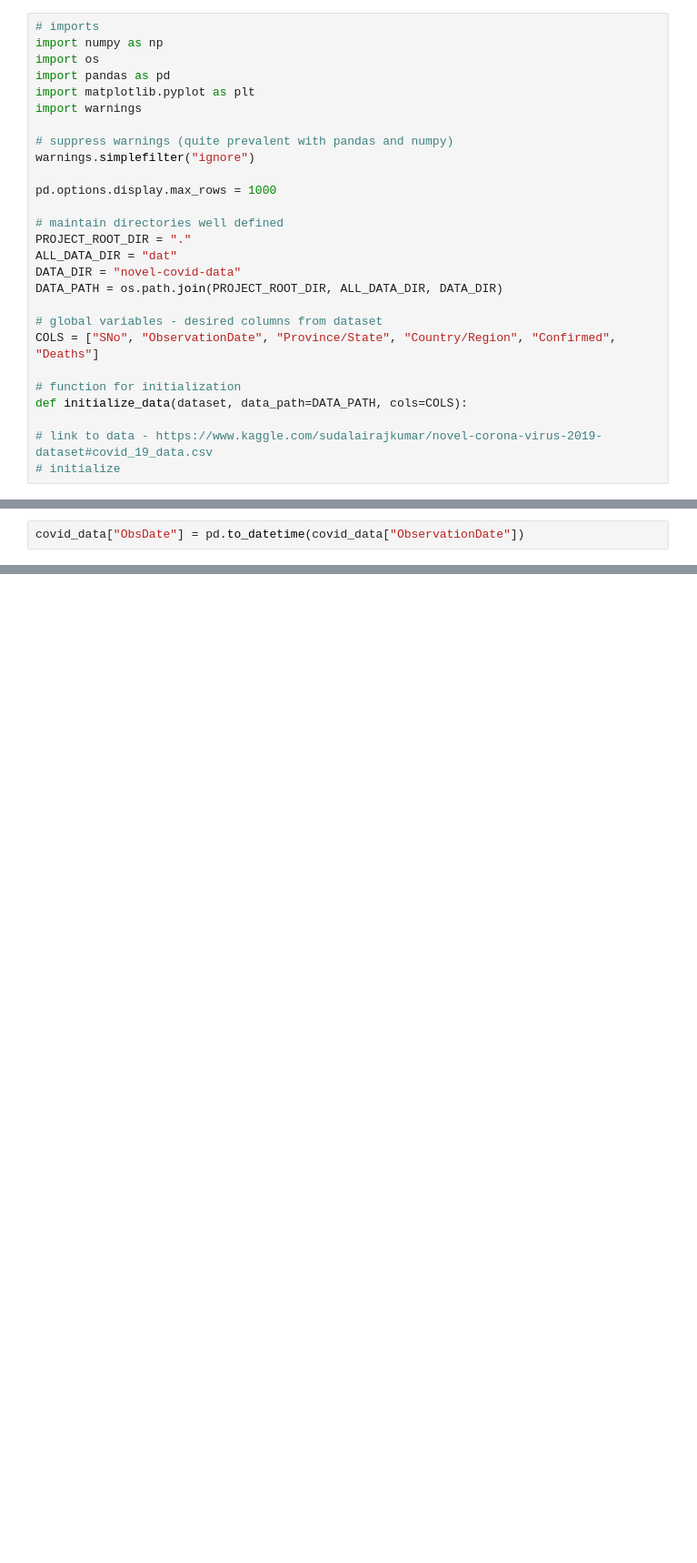
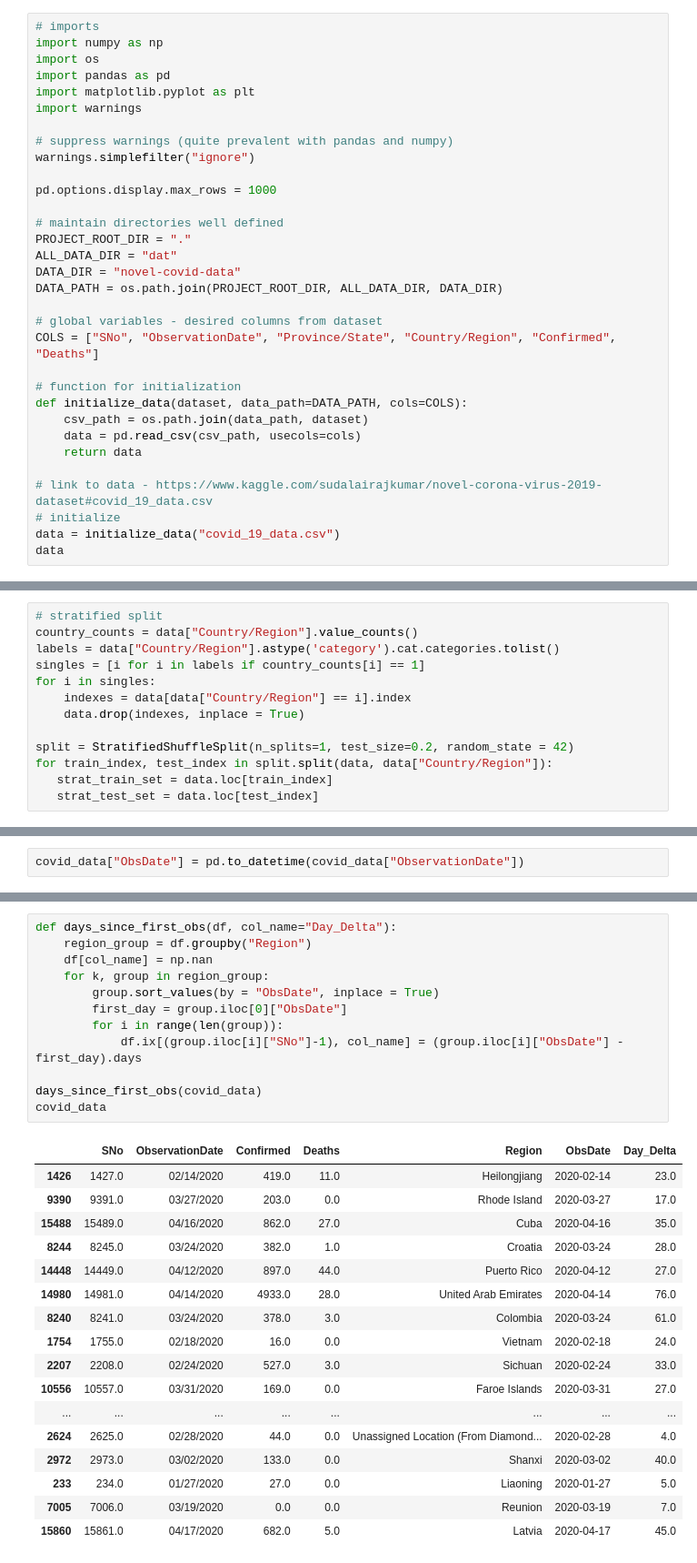
Before and after one commit to lucawrabetz/sci_kit_workshop, a Jupyter notebook: sklearn_workshop_blank.ipynb, the cells around one changed output, grey strips where cells are left out. Shown at 91% size. Saved outputs shown, nothing was run; the diff lists cells and outputs as text; blank space fills up the shorter version.

```diff
--- a/sklearn_workshop_blank.ipynb
+++ b/sklearn_workshop_blank.ipynb
@@ -22,6 +22,11 @@ COLS = ["SNo", "ObservationDate", "Province/State", "Country/Region", "Confirmed
 
 # function for initialization
 def initialize_data(dataset, data_path=DATA_PATH, cols=COLS):
+    csv_path = os.path.join(data_path, dataset)
+    data = pd.read_csv(csv_path, usecols=cols)
+    return data
 
 # link to data - https://www.kaggle.com/sudalairajkumar/novel-corona-virus-2019-dataset#covid_19_data.csv
 # initialize
+data = initialize_data("covid_19_data.csv")
+data
@@ -38,3 +81,16 @@ from sklearn.model_selection import StratifiedShuffleSplit
+# %%
+# stratified split
+country_counts = data["Country/Region"].value_counts()
+labels = data["Country/Region"].astype('category').cat.categories.tolist()
+singles = [i for i in labels if country_counts[i] == 1]
+for i in singles:
+    indexes = data[data["Country/Region"] == i].index
+    data.drop(indexes, inplace = True)
+
+split = StratifiedShuffleSplit(n_splits=1, test_size=0.2, random_state = 42)
+for train_index, test_index in split.split(data, data["Country/Region"]):
+   strat_train_set = data.loc[train_index]
+   strat_test_set = data.loc[test_index]
 # %%
 # check sampling ratios for US as comparison
 # stratified
@@ -72,0 +160,30 @@ def days_since_first_obs(df, col_name="Day_Delta"):
+# %%
+def days_since_first_obs(df, col_name="Day_Delta"):
+    region_group = df.groupby("Region")
+    df[col_name] = np.nan
+    for k, group in region_group:
+        group.sort_values(by = "ObsDate", inplace = True)
+        first_day = group.iloc[0]["ObsDate"]
+        for i in range(len(group)):
+            df.ix[(group.iloc[i]["SNo"]-1), col_name] = (group.iloc[i]["ObsDate"] - first_day).days
+
+days_since_first_obs(covid_data)
+covid_data
+# %% [output]
+|  | SNo | ObservationDate | Confirmed | Deaths | Region | ObsDate | Day_Delta |
+| 1426 | 1427.0 | 02/14/2020 | 419.0 | 11.0 | Heilongjiang | 2020-02-14 | 23.0 |
+| 9390 | 9391.0 | 03/27/2020 | 203.0 | 0.0 | Rhode Island | 2020-03-27 | 17.0 |
+| 15488 | 15489.0 | 04/16/2020 | 862.0 | 27.0 | Cuba | 2020-04-16 | 35.0 |
+| 8244 | 8245.0 | 03/24/2020 | 382.0 | 1.0 | Croatia | 2020-03-24 | 28.0 |
+| 14448 | 14449.0 | 04/12/2020 | 897.0 | 44.0 | Puerto Rico | 2020-04-12 | 27.0 |
+| 14980 | 14981.0 | 04/14/2020 | 4933.0 | 28.0 | United Arab Emirates | 2020-04-14 | 76.0 |
+| 8240 | 8241.0 | 03/24/2020 | 378.0 | 3.0 | Colombia | 2020-03-24 | 61.0 |
+| 1754 | 1755.0 | 02/18/2020 | 16.0 | 0.0 | Vietnam | 2020-02-18 | 24.0 |
+| 2207 | 2208.0 | 02/24/2020 | 527.0 | 3.0 | Sichuan | 2020-02-24 | 33.0 |
+| 10556 | 10557.0 | 03/31/2020 | 169.0 | 0.0 | Faroe Islands | 2020-03-31 | 27.0 |
+| ... | ... | ... | ... | ... | ... | ... | ... |
+| 2624 | 2625.0 | 02/28/2020 | 44.0 | 0.0 | Unassigned Location (From Diamond... | 2020-02-28 | 4.0 |
+| 2972 | 2973.0 | 03/02/2020 | 133.0 | 0.0 | Shanxi | 2020-03-02 | 40.0 |
+| 233 | 234.0 | 01/27/2020 | 27.0 | 0.0 | Liaoning | 2020-01-27 | 5.0 |
+| 7005 | 7006.0 | 03/19/2020 | 0.0 | 0.0 | Reunion | 2020-03-19 | 7.0 |
+| 15860 | 15861.0 | 04/17/2020 | 682.0 | 5.0 | Latvia | 2020-04-17 | 45.0 |
```
Also changed, not shown: parts of 15 cells of this notebook, 2 other files.
